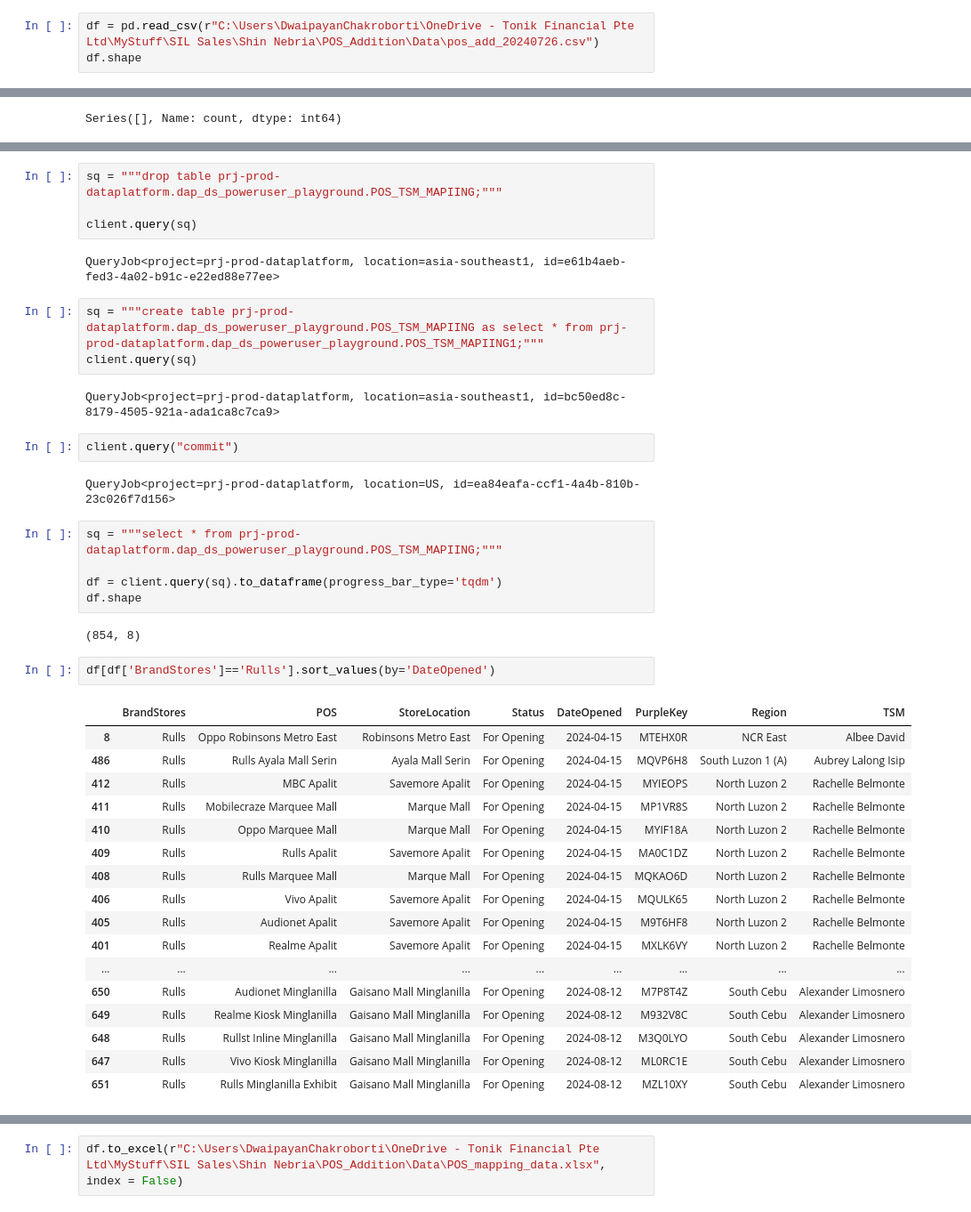
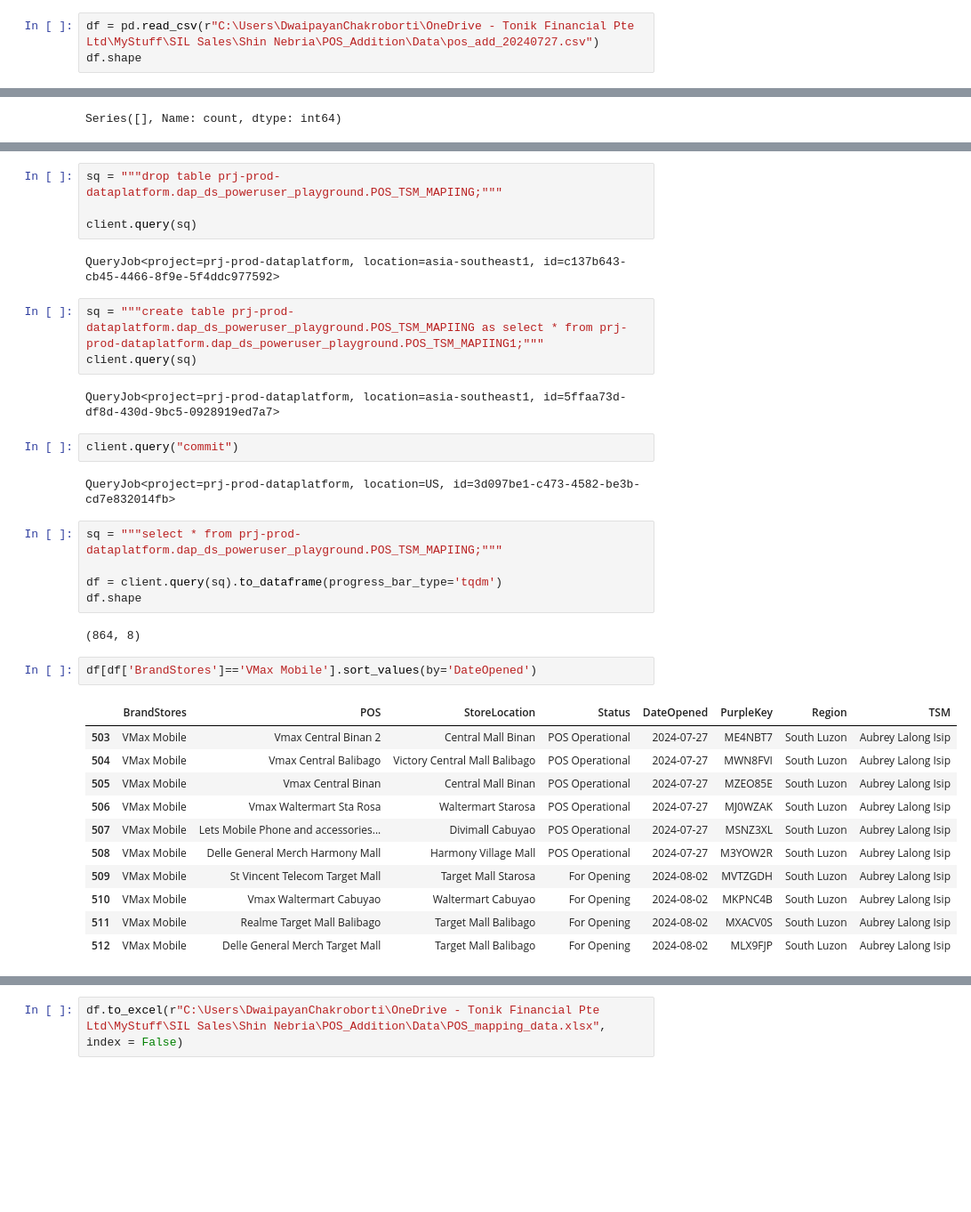
Before and after one commit to dchakroborti-tonik/POS_Addition, a Jupyter notebook: Notebook/Pos_mapping_new.ipynb, the cells around one changed output, grey strips where cells are left out. Shown: that part at 89% size. Drawn from its saved outputs; the diff is of its cells as text; blank space fills up the shorter version.

Commit message:
Added pos from VMax Mobile to be open on 27th July 2024

```diff
--- a/Notebook/Pos_mapping_new.ipynb
+++ b/Notebook/Pos_mapping_new.ipynb
@@ -24,6 +24,6 @@ client = bigquery.Client(project='prj-prod-dataplatform')
 # Set options or configurations as needed
 # Example: pd.set_option('display.max_columns', None)
 # %%
-df = pd.read_csv(r"C:\Users\DwaipayanChakroborti\OneDrive - Tonik Financial Pte Ltd\MyStuff\SIL Sales\Shin Nebria\POS_Addition\Data\pos_add_20240726.csv")
+df = pd.read_csv(r"C:\Users\DwaipayanChakroborti\OneDrive - Tonik Financial Pte Ltd\MyStuff\SIL Sales\Shin Nebria\POS_Addition\Data\pos_add_20240727.csv")
 df.shape
 # %% [output]
@@ -332,43 +371,37 @@ sq = """drop table prj-prod-dataplatform.dap_ds_poweruser_playground.POS_TSM_MAP
 
 client.query(sq)
 # %% [output]
-QueryJob<project=prj-prod-dataplatform, location=asia-southeast1, id=e61b4aeb-fed3-4a02-b91c-e22ed88e77ee>
+QueryJob<project=prj-prod-dataplatform, location=asia-southeast1, id=c137b643-cb45-4466-8f9e-5f4ddc977592>
 # %%
 sq = """create table prj-prod-dataplatform.dap_ds_poweruser_playground.POS_TSM_MAPIING as select * from prj-prod-dataplatform.dap_ds_poweruser_playground.POS_TSM_MAPIING1;"""
 client.query(sq)
 # %% [output]
-QueryJob<project=prj-prod-dataplatform, location=asia-southeast1, id=bc50ed8c-8179-4505-921a-ada1ca8c7ca9>
+QueryJob<project=prj-prod-dataplatform, location=asia-southeast1, id=5ffaa73d-df8d-430d-9bc5-0928919ed7a7>
 # %%
 client.query("commit")
 # %% [output]
-QueryJob<project=prj-prod-dataplatform, location=US, id=ea84eafa-ccf1-4a4b-810b-23c026f7d156>
+QueryJob<project=prj-prod-dataplatform, location=US, id=3d097be1-c473-4582-be3b-cd7e832014fb>
 # %%
 sq = """select * from prj-prod-dataplatform.dap_ds_poweruser_playground.POS_TSM_MAPIING;"""
 
 df = client.query(sq).to_dataframe(progress_bar_type='tqdm')
 df.shape
 # %% [output]
-(854, 8)
+(864, 8)
 # %%
-df[df['BrandStores']=='Rulls'].sort_values(by='DateOpened')
+df[df['BrandStores']=='VMax Mobile'].sort_values(by='DateOpened')
 # %% [output]
 |  | BrandStores | POS | StoreLocation | Status | DateOpened | PurpleKey | Region | TSM |
-| 8 | Rulls | Oppo Robinsons Metro East | Robinsons Metro East | For Opening | 2024-04-15 | MTEHX0R | NCR East | Albee David |
-| 486 | Rulls | Rulls Ayala Mall Serin | Ayala Mall Serin | For Opening | 2024-04-15 | MQVP6H8 | South Luzon 1 (A) | Aubrey Lalong Isip |
-| 412 | Rulls | MBC Apalit | Savemore Apalit | For Opening | 2024-04-15 | MYIEOPS | North Luzon 2 | Rachelle Belmonte |
-| 411 | Rulls | Mobilecraze Marquee Mall | Marque Mall | For Opening | 2024-04-15 | MP1VR8S | North Luzon 2 | Rachelle Belmonte |
-| 410 | Rulls | Oppo Marquee Mall | Marque Mall | For Opening | 2024-04-15 | MYIF18A | North Luzon 2 | Rachelle Belmonte |
-| 409 | Rulls | Rulls Apalit | Savemore Apalit | For Opening | 2024-04-15 | MA0C1DZ | North Luzon 2 | Rachelle Belmonte |
-| 408 | Rulls | Rulls Marquee Mall | Marque Mall | For Opening | 2024-04-15 | MQKAO6D | North Luzon 2 | Rachelle Belmonte |
-| 406 | Rulls | Vivo Apalit | Savemore Apalit | For Opening | 2024-04-15 | MQULK65 | North Luzon 2 | Rachelle Belmonte |
-| 405 | Rulls | Audionet Apalit | Savemore Apalit | For Opening | 2024-04-15 | M9T6HF8 | North Luzon 2 | Rachelle Belmonte |
-| 401 | Rulls | Realme Apalit | Savemore Apalit | For Opening | 2024-04-15 | MXLK6VY | North Luzon 2 | Rachelle Belmonte |
-| ... | ... | ... | ... | ... | ... | ... | ... | ... |
-| 650 | Rulls | Audionet Minglanilla | Gaisano Mall Minglanilla | For Opening | 2024-08-12 | M7P8T4Z | South Cebu | Alexander Limosnero |
-| 649 | Rulls | Realme Kiosk Minglanilla | Gaisano Mall Minglanilla | For Opening | 2024-08-12 | M932V8C | South Cebu | Alexander Limosnero |
-| 648 | Rulls | Rullst Inline Minglanilla | Gaisano Mall Minglanilla | For Opening | 2024-08-12 | M3Q0LYO | South Cebu | Alexander Limosnero |
-| 647 | Rulls | Vivo Kiosk Minglanilla | Gaisano Mall Minglanilla | For Opening | 2024-08-12 | ML0RC1E | South Cebu | Alexander Limosnero |
-| 651 | Rulls | Rulls Minglanilla Exhibit | Gaisano Mall Minglanilla | For Opening | 2024-08-12 | MZL10XY | South Cebu | Alexander Limosnero |
+| 503 | VMax Mobile | Vmax Central Binan 2 | Central Mall Binan | POS Operational | 2024-07-27 | ME4NBT7 | South Luzon | Aubrey Lalong Isip |
+| 504 | VMax Mobile | Vmax Central Balibago | Victory Central Mall Balibago | POS Operational | 2024-07-27 | MWN8FVI | South Luzon | Aubrey Lalong Isip |
+| 505 | VMax Mobile | Vmax Central Binan | Central Mall Binan | POS Operational | 2024-07-27 | MZEO85E | South Luzon | Aubrey Lalong Isip |
+| 506 | VMax Mobile | Vmax Waltermart Sta Rosa | Waltermart Starosa | POS Operational | 2024-07-27 | MJ0WZAK | South Luzon | Aubrey Lalong Isip |
+| 507 | VMax Mobile | Lets Mobile Phone and accessories... | Divimall Cabuyao | POS Operational | 2024-07-27 | MSNZ3XL | South Luzon | Aubrey Lalong Isip |
+| 508 | VMax Mobile | Delle General Merch Harmony Mall | Harmony Village Mall | POS Operational | 2024-07-27 | M3YOW2R | South Luzon | Aubrey Lalong Isip |
+| 509 | VMax Mobile | St Vincent Telecom Target Mall | Target Mall Starosa | For Opening | 2024-08-02 | MVTZGDH | South Luzon | Aubrey Lalong Isip |
+| 510 | VMax Mobile | Vmax Waltermart Cabuyao | Waltermart Cabuyao | For Opening | 2024-08-02 | MKPNC4B | South Luzon | Aubrey Lalong Isip |
+| 511 | VMax Mobile | Realme Target Mall Balibago | Target Mall Balibago | For Opening | 2024-08-02 | MXACV0S | South Luzon | Aubrey Lalong Isip |
+| 512 | VMax Mobile | Delle General Merch Target Mall | Target Mall Balibago | For Opening | 2024-08-02 | MLX9FJP | South Luzon | Aubrey Lalong Isip |
 # %%
 df.head(10)
 # %% [output]
```
Also changed, not shown: parts of 29 cells of this notebook, 3 other files.
